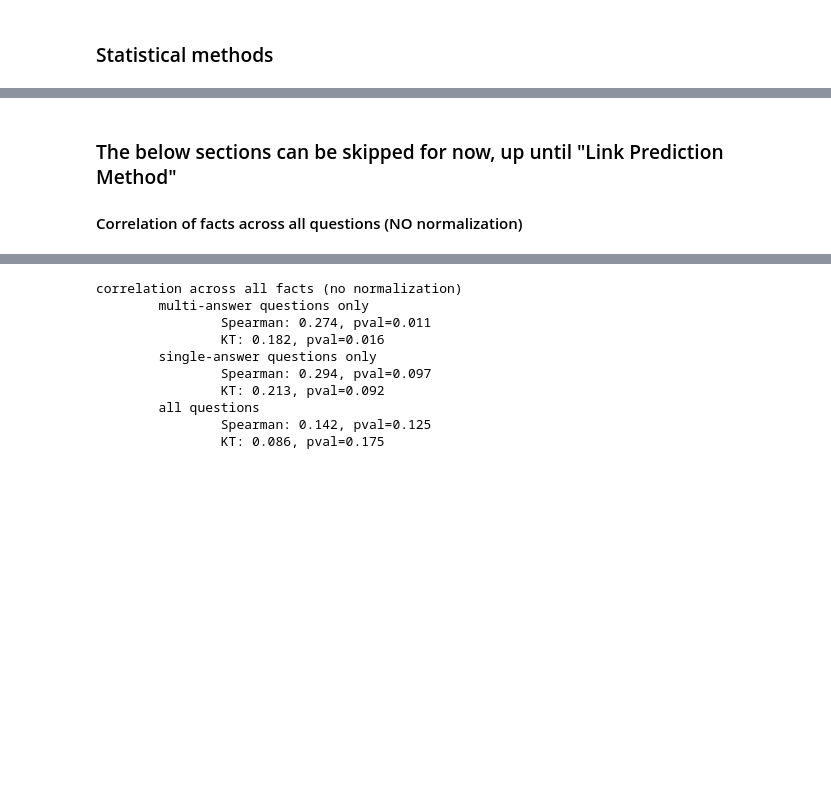
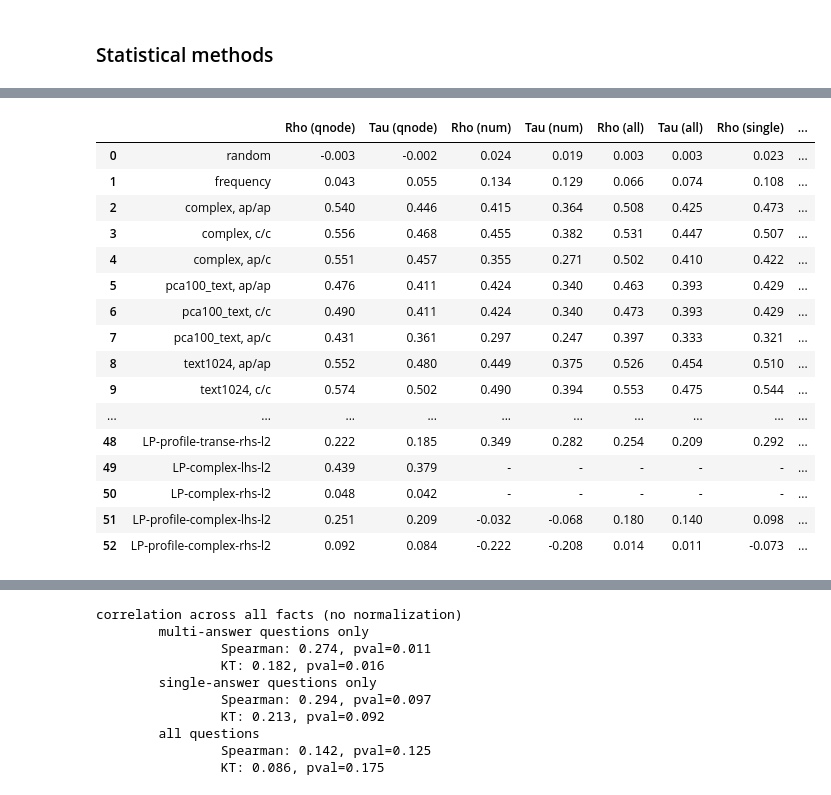
Before and after one commit to usc-isi-i2/surprising-facts, a Jupyter notebook: profile_surpise_classification_mc_task.ipynb, the cells around one changed output, grey strips where cells are left out. Saved outputs shown, nothing was run; the diff lists cells and outputs as text; code cells hidden in the pictures; blank space fills up the shorter version.

```diff
--- a/profile_surpise_classification_mc_task.ipynb
+++ b/profile_surpise_classification_mc_task.ipynb
@@ -632,3 +876,21 @@ display(df)
-# %% [markdown]
-### The below sections can be skipped for now, up until "Link Prediction Method"
-#### Correlation of facts across all questions (NO normalization)
+# %%
+update_corr_measures(questions)
+display_avg_question_corr(question_subsets, questions[0]["method_spearman"])
+# %% [output]
+|  |  | Rho (qnode) | Tau (qnode) | Rho (num) | Tau (num) | Rho (all) | Tau (all) | Rho (single) | ... |
+| 0 | random | -0.003 | -0.002 | 0.024 | 0.019 | 0.003 | 0.003 | 0.023 | ... |
+| 1 | frequency | 0.043 | 0.055 | 0.134 | 0.129 | 0.066 | 0.074 | 0.108 | ... |
+| 2 | complex, ap/ap | 0.540 | 0.446 | 0.415 | 0.364 | 0.508 | 0.425 | 0.473 | ... |
+| 3 | complex, c/c | 0.556 | 0.468 | 0.455 | 0.382 | 0.531 | 0.447 | 0.507 | ... |
+| 4 | complex, ap/c | 0.551 | 0.457 | 0.355 | 0.271 | 0.502 | 0.410 | 0.422 | ... |
+| 5 | pca100_text, ap/ap | 0.476 | 0.411 | 0.424 | 0.340 | 0.463 | 0.393 | 0.429 | ... |
+| 6 | pca100_text, c/c | 0.490 | 0.411 | 0.424 | 0.340 | 0.473 | 0.393 | 0.429 | ... |
+| 7 | pca100_text, ap/c | 0.431 | 0.361 | 0.297 | 0.247 | 0.397 | 0.333 | 0.321 | ... |
+| 8 | text1024, ap/ap | 0.552 | 0.480 | 0.449 | 0.375 | 0.526 | 0.454 | 0.510 | ... |
+| 9 | text1024, c/c | 0.574 | 0.502 | 0.490 | 0.394 | 0.553 | 0.475 | 0.544 | ... |
+| ... | ... | ... | ... | ... | ... | ... | ... | ... | ... |
+| 48 | LP-profile-transe-rhs-l2 | 0.222 | 0.185 | 0.349 | 0.282 | 0.254 | 0.209 | 0.292 | ... |
+| 49 | LP-complex-lhs-l2 | 0.439 | 0.379 | - | - | - | - | - | ... |
+| 50 | LP-complex-rhs-l2 | 0.048 | 0.042 | - | - | - | - | - | ... |
+| 51 | LP-profile-complex-lhs-l2 | 0.251 | 0.209 | -0.032 | -0.068 | 0.180 | 0.140 | 0.098 | ... |
+| 52 | LP-profile-complex-rhs-l2 | 0.092 | 0.084 | -0.222 | -0.208 | 0.014 | 0.011 | -0.073 | ... |
```
Also changed, not shown: parts of 43 cells of this notebook.
